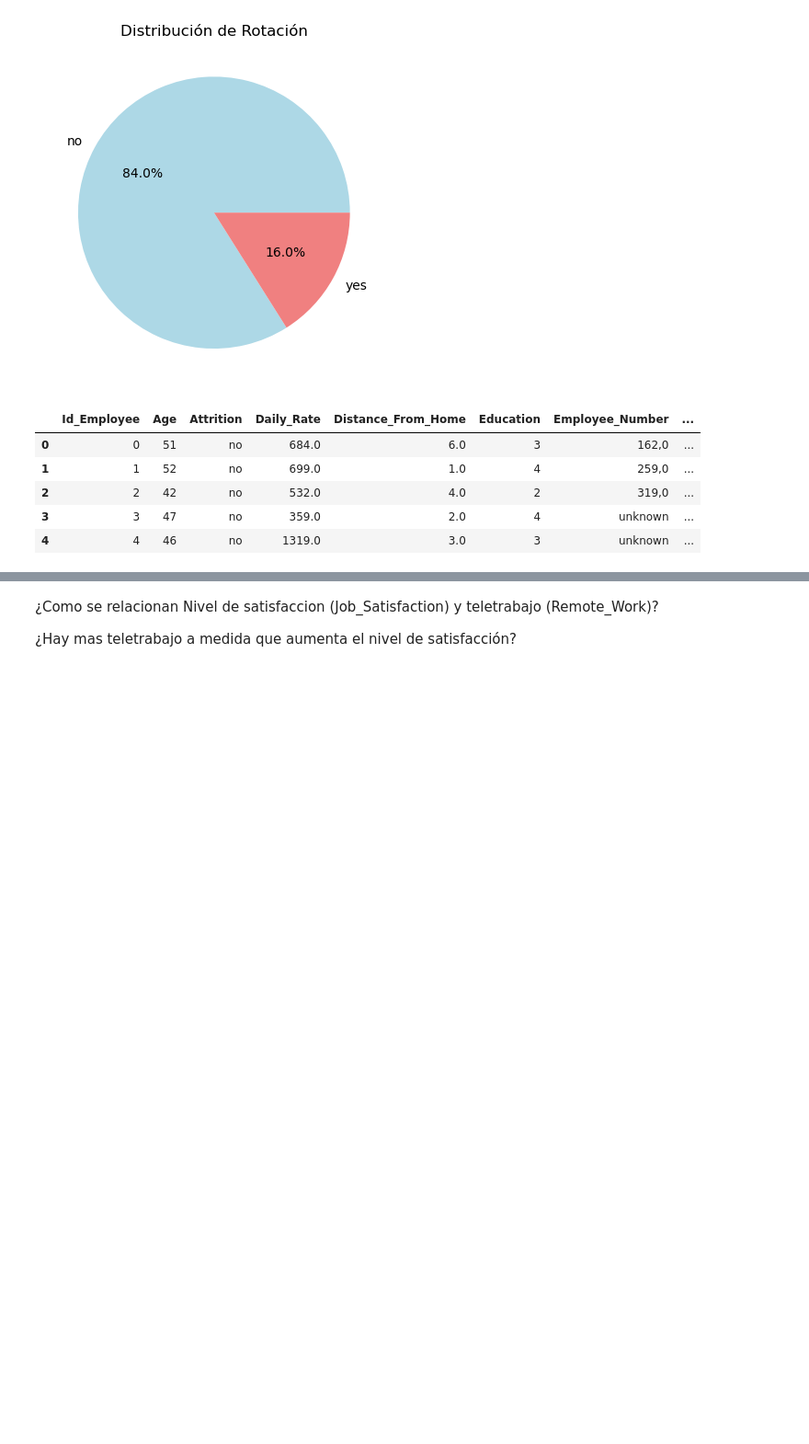
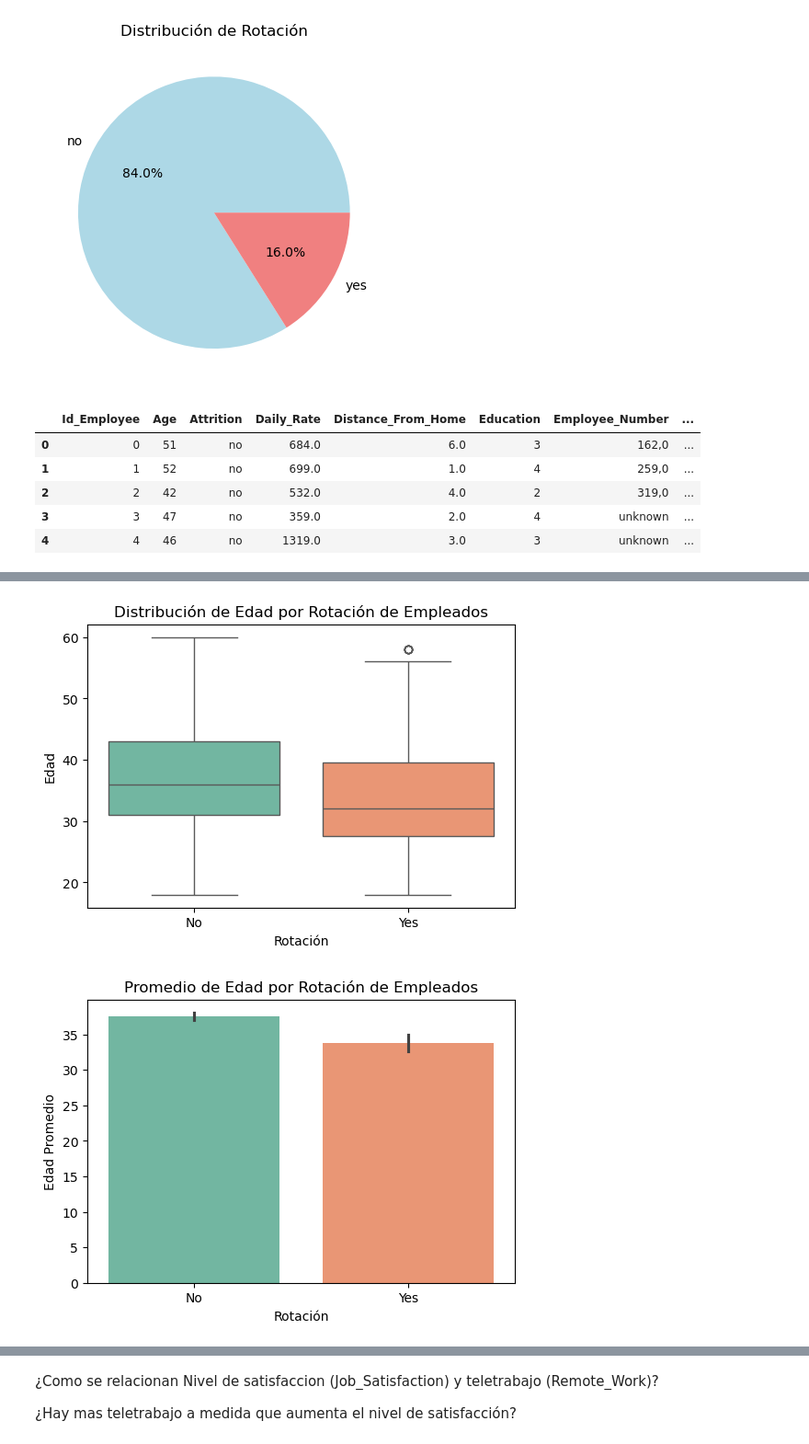
Before and after one commit to Adalab/proyecto-da-promo-c-modulo-3-team-1, a Jupyter notebook: proyecto3_equipo1.ipynb, the cells around one changed output, grey strips where cells are left out. Shown at 92% size. Drawn from its saved outputs; the diff is of its cells as text; code cells hidden in the pictures; blank space fills up the shorter version.

```diff
--- a/proyecto3_equipo1.ipynb
+++ b/proyecto3_equipo1.ipynb
@@ -1505,0 +1566,19 @@ plt.show()
+# %%
+plt.figure(figsize=(6, 4))
+sns.boxplot(data=df, x='Attrition', y='Age', palette="Set2")
+
+plt.title('Distribución de Edad por Rotación de Empleados')
+plt.xlabel('Rotación')
+plt.ylabel('Edad')
+
+plt.figure(figsize=(6, 4))
+sns.barplot(data=df, x='Attrition', y='Age', palette="Set2")
+
+plt.title('Promedio de Edad por Rotación de Empleados')
+plt.xlabel('Rotación')
+plt.ylabel('Edad Promedio')
+
+plt.show()
+# %% [output]
+[figure, added]
+[figure, added]
```
Also changed, not shown: parts of 21 cells of this notebook.
